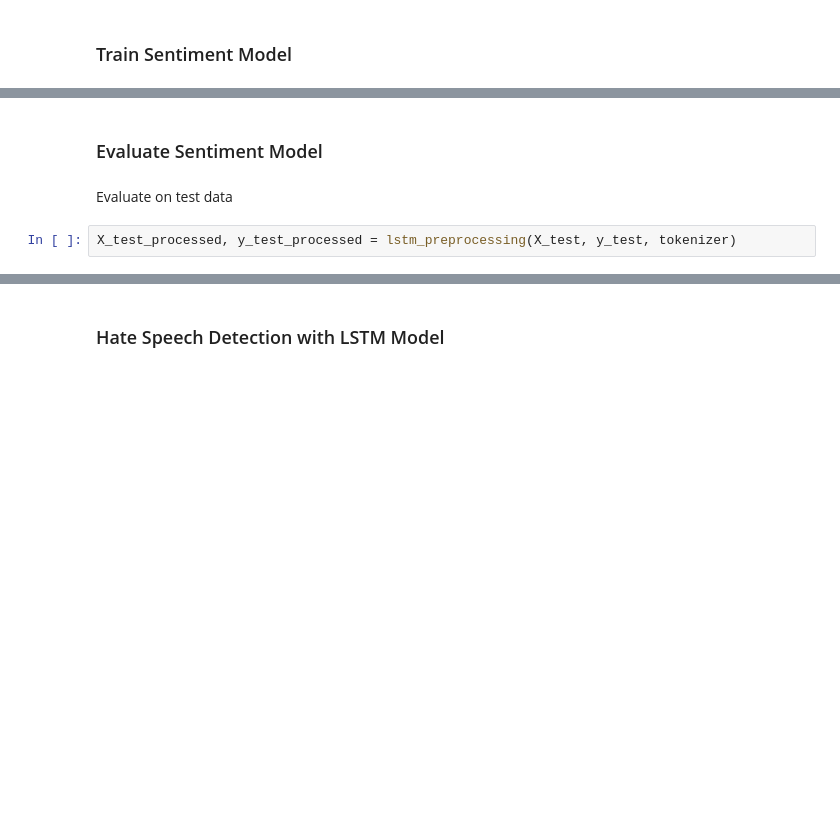
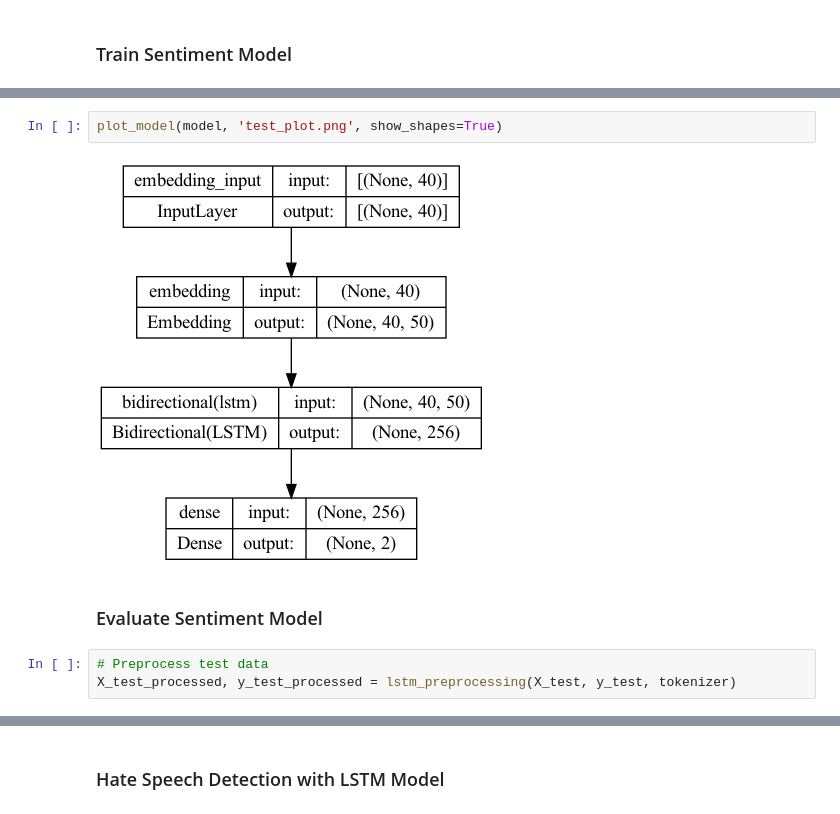
Before and after one commit to milevavantuyl/twitter_sentiment_analysis, a Jupyter notebook: Preprocessing.ipynb, the cells around one changed output, grey strips where cells are left out. Drawn from its saved outputs; the diff is of its cells as text; blank space fills up the shorter version.

```diff
--- a/Preprocessing.ipynb
+++ b/Preprocessing.ipynb
@@ -248,6 +314,9 @@ history.history
+# %%
+plot_model(model, 'test_plot.png', show_shapes=True)
+# %% [output]
+[figure, added]
 # %% [markdown]
 ### Evaluate Sentiment Model
-# %% [markdown]
-Evaluate on test data
 # %%
+# Preprocess test data
 X_test_processed, y_test_processed = lstm_preprocessing(X_test, y_test, tokenizer)
```
Also changed, not shown: parts of 30 cells of this notebook, 1 other file.
